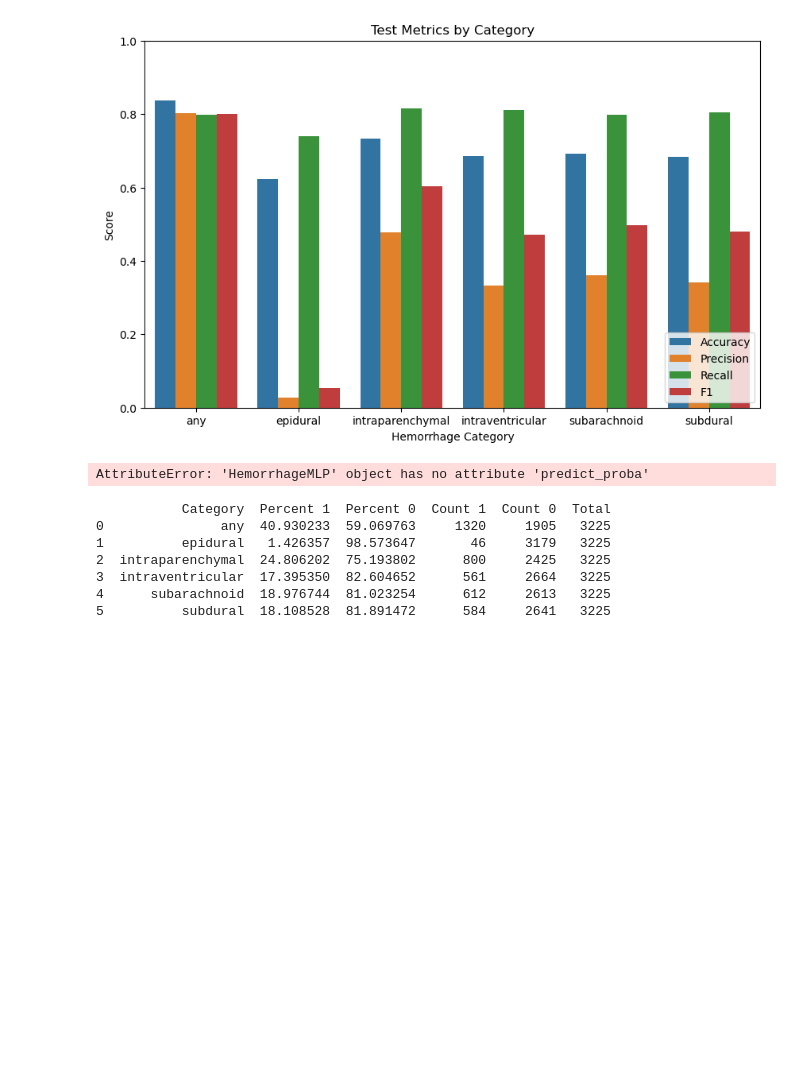
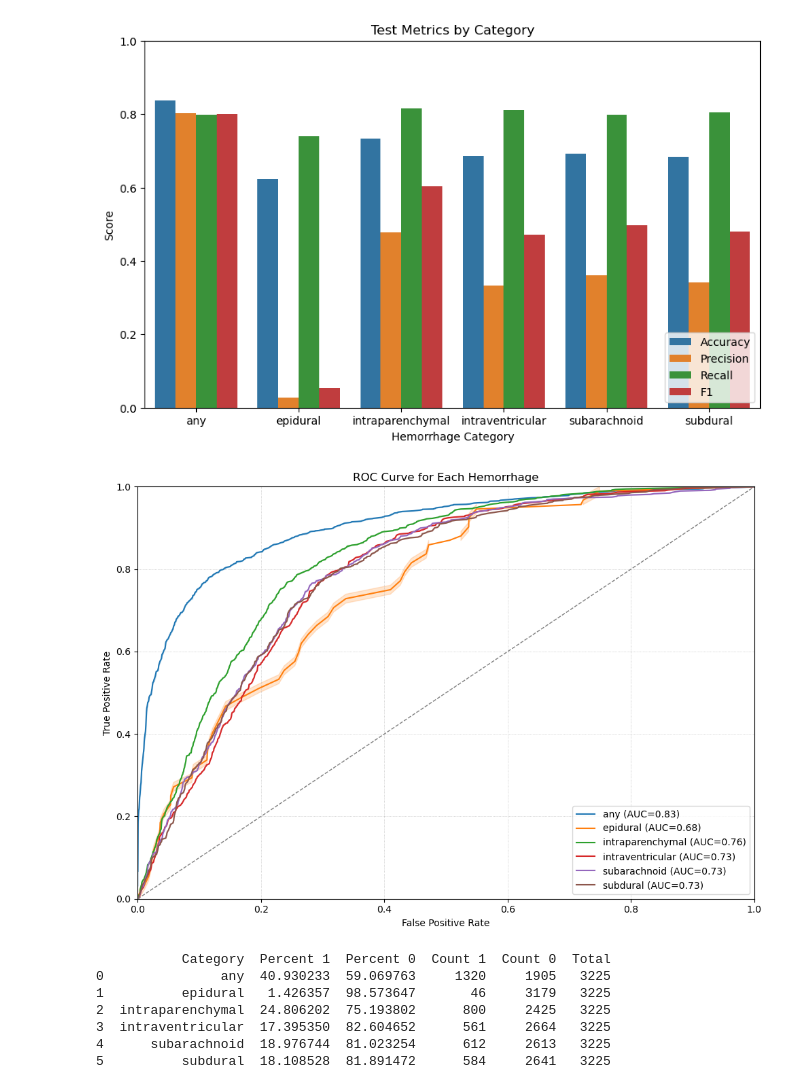
Before and after one commit to Bmohmand/ctfoundation, a Jupyter notebook: NewICHModels/MLP.ipynb, the cells around one changed output. Saved outputs shown, nothing was run; the diff lists cells and outputs as text; code cells hidden in the pictures; blank space fills up the shorter version.

```diff
--- a/NewICHModels/MLP.ipynb
+++ b/NewICHModels/MLP.ipynb
@@ -114,11 +116,15 @@ class EarlyStopping:
 class HemorrhageMLP(nn.Module):
     def __init__(self, input_size, output_size):
         super(HemorrhageMLP, self).__init__()
-        self.fc1 = nn.Linear(input_size, 128)
-        self.bn1 = nn.BatchNorm1d(128)
-        self.fc2 = nn.Linear(128, 64)
-        self.bn2 = nn.BatchNorm1d(64)
-        self.fc3 = nn.Linear(64, output_size)
+        self.fc1 = nn.Linear(input_size, 1024)
+        self.bn1 = nn.BatchNorm1d(1024)
+        self.fc2 = nn.Linear(1024, 512)
+        self.bn2 = nn.BatchNorm1d(512)
+        self.fc3 = nn.Linear(512, 256)
+        self.bn3 = nn.BatchNorm1d(256)
+        self.fc4 = nn.Linear(256, 128)
+        self.bn4 = nn.BatchNorm1d(128)
+        self.fc5 = nn.Linear(128, output_size)
         self.relu = nn.ReLU()
         self.dropout = nn.Dropout(0.5)
 
@@ -127,7 +133,11 @@ class HemorrhageMLP(nn.Module):
         x = self.dropout(x)
         x = self.relu(self.bn2(self.fc2(x)))
         x = self.dropout(x)
-        x = self.fc3(x)
+        x = self.relu(self.bn3(self.fc3(x)))
+        x = self.dropout(x)
+        x = self.relu(self.bn4(self.fc4(x)))
+        x = self.dropout(x)
+        x = self.fc5(x)
         return x
 # %%
 # Create custom weights to handle class imbalance
@@ -139,7 +149,11 @@ for i in range(len(target_columns)):
     # Avoid division by zero
     weight = num_neg / (num_pos + 1e-6)
     pos_weights.append(weight)
-pos_weights = torch.tensor(pos_weights, dtype=torch.float32).to(device)
+pos_weights = torch.tensor(pos_weights, dtype=torch.float32)
+
+# Move pos_weights to the same device as the model will be on
+device = torch.device("cuda" if torch.cuda.is_available() else "cpu")
+pos_weights = pos_weights.to(device)
 
 # Use pos_weight in BCEWithLogitsLoss
 criterion = nn.BCEWithLogitsLoss(pos_weight=pos_weights)
@@ -308,29 +306,29 @@ plt.show()
 # %%
 from sklearn.metrics import roc_curve, roc_auc_score
 import matplotlib.pyplot as plt
 import seaborn as sns
 
 plt.figure(figsize=(10, 7))
 colors = sns.color_palette("tab10", len(target_columns))
 
 for i, col in enumerate(target_columns):
     # Get true labels and predicted probabilities for each category
     fpr, tpr, _ = roc_curve(y_true[:, i], y_score[:, i])
     auc = roc_auc_score(y_true[:, i], y_pred[:, i])
     sns.lineplot(x=fpr, y=tpr, color=colors[i], label=f"{col} (AUC={auc:.2f})")
 
-plt.plot([0, 1], [0, 1], drawstyle='steps-post', linestyle='--', color='gray', lw=1)
+plt.plot([0, 1], [0, 1], linestyle='--', color='gray', lw=1)
 plt.xlabel('False Positive Rate')
 plt.ylabel('True Positive Rate')
 plt.title('ROC Curve for Each Hemorrhage')
 plt.legend(loc='lower right')
 plt.xlim([0, 1])
 plt.ylim([0, 1])
 plt.grid(True, ls=':', lw=0.5)  # Add grid lines
 plt.tight_layout()
 plt.show()
 # %% [output]
-AttributeError: 'HemorrhageMLP' object has no attribute 'predict_proba'
+[figure, added]
 # %%
 import numpy as np
 import pandas as pd
```
Also changed, not shown: parts of 2 cells of this notebook, 7 other files.
